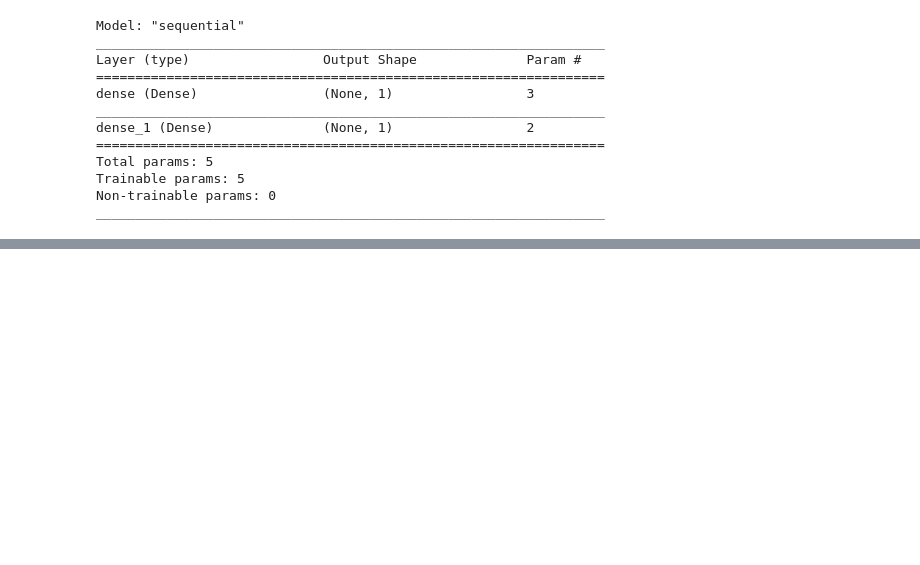
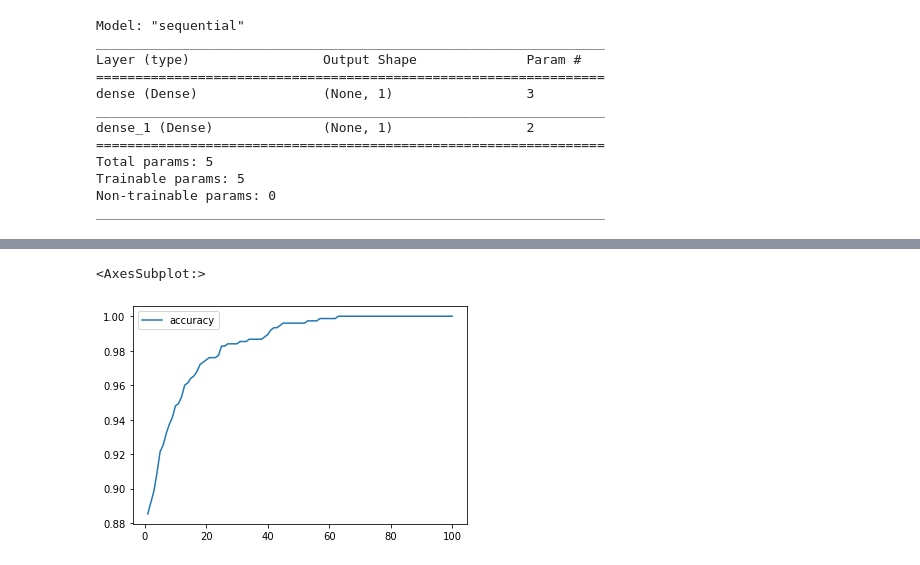
Before and after one commit to Ayesha-da/Neural_Network_Charity_Analysis, a Jupyter notebook: practice/first_neural_network.ipynb, the cells around one changed output, grey strips where cells are left out. Saved outputs shown, nothing was run; the diff lists cells and outputs as text; code cells hidden in the pictures; blank space fills up the shorter version.

```diff
--- a/practice/first_neural_network.ipynb
+++ b/practice/first_neural_network.ipynb
@@ -75,0 +106,6 @@ nn_model.compile(loss="binary_crossentropy", optimizer="adam", metrics=["accurac
+# %%
+# Plot the accuracy
+history_df.plot(y="accuracy")
+# %% [output]
+<AxesSubplot:>
+[figure, added]
```
Also changed, not shown: parts of 9 cells of this notebook.
